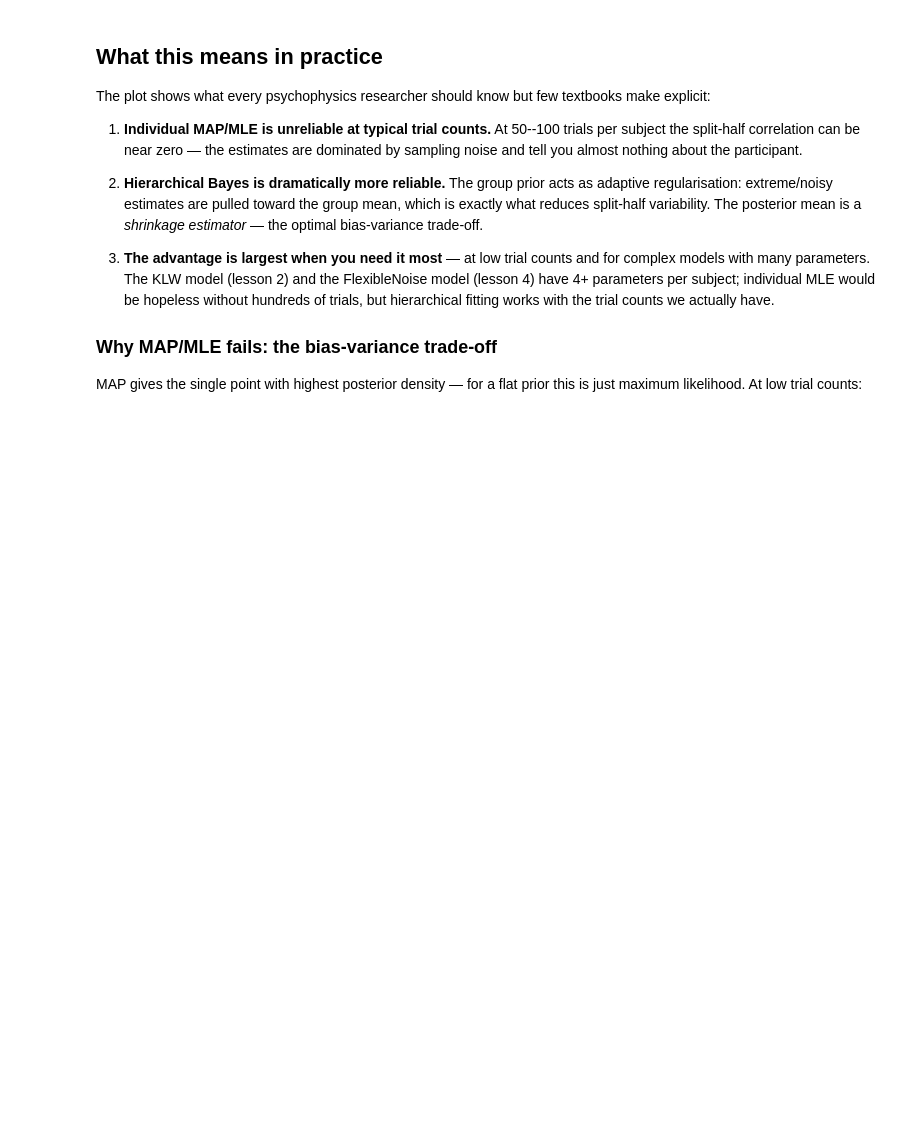
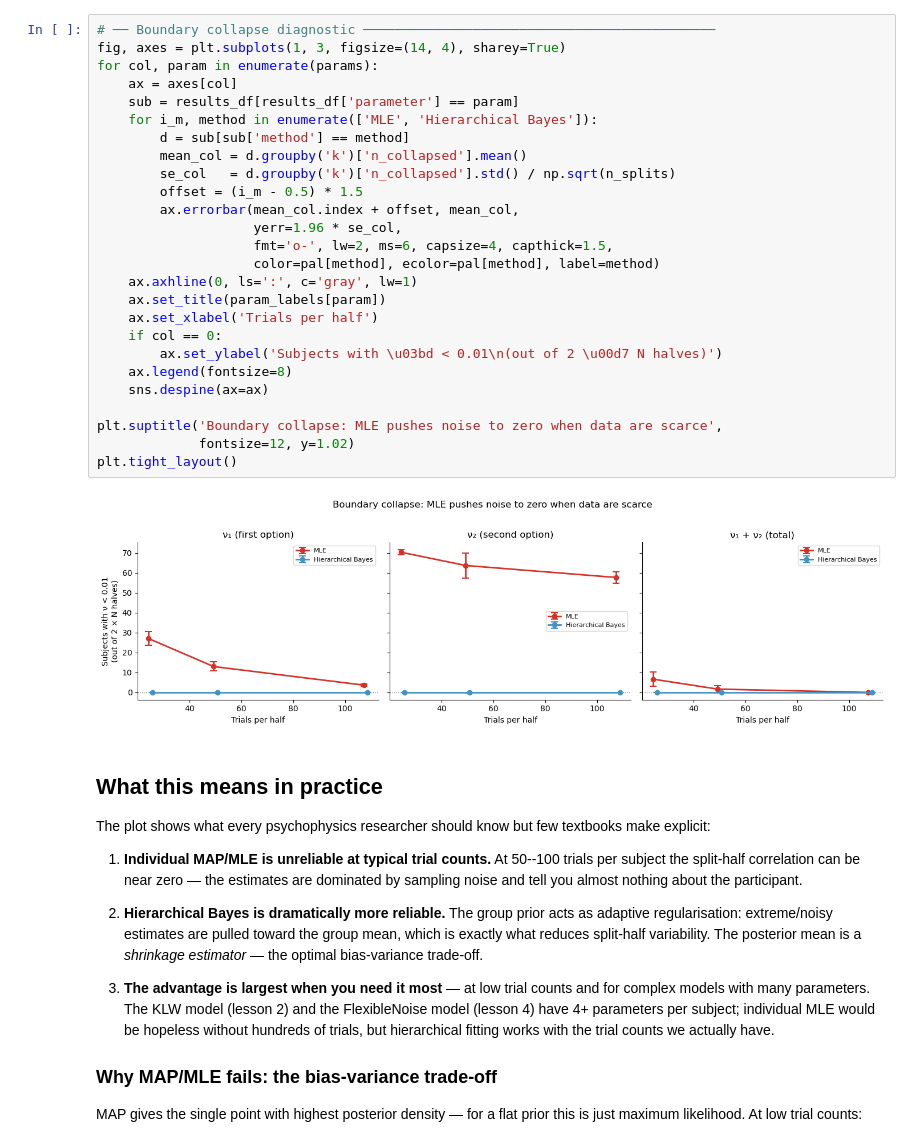
Before and after one commit to ruffgroup/bauer, a Jupyter notebook: docs/tutorial/lesson5.ipynb, the cells around one changed output. Saved outputs shown, nothing was run; the diff lists cells and outputs as text; blank space fills up the shorter version.

```diff
--- a/docs/tutorial/lesson5.ipynb
+++ b/docs/tutorial/lesson5.ipynb
@@ -169,3 +263,31 @@ plt.tight_layout()
+# %%
+# ── Boundary collapse diagnostic ─────────────────────────────────────────────
+fig, axes = plt.subplots(1, 3, figsize=(14, 4), sharey=True)
+for col, param in enumerate(params):
+    ax = axes[col]
+    sub = results_df[results_df['parameter'] == param]
+    for i_m, method in enumerate(['MLE', 'Hierarchical Bayes']):
+        d = sub[sub['method'] == method]
+        mean_col = d.groupby('k')['n_collapsed'].mean()
+        se_col   = d.groupby('k')['n_collapsed'].std() / np.sqrt(n_splits)
+        offset = (i_m - 0.5) * 1.5
+        ax.errorbar(mean_col.index + offset, mean_col,
+                    yerr=1.96 * se_col,
+                    fmt='o-', lw=2, ms=6, capsize=4, capthick=1.5,
+                    color=pal[method], ecolor=pal[method], label=method)
+    ax.axhline(0, ls=':', c='gray', lw=1)
+    ax.set_title(param_labels[param])
+    ax.set_xlabel('Trials per half')
+    if col == 0:
+        ax.set_ylabel('Subjects with \u03bd < 0.01\n(out of 2 \u00d7 N halves)')
+    ax.legend(fontsize=8)
+    sns.despine(ax=ax)
+
+plt.suptitle('Boundary collapse: MLE pushes noise to zero when data are scarce',
+             fontsize=12, y=1.02)
+plt.tight_layout()
+# %% [output]
+[figure, added]
 # %% [markdown]
 ## What this means in practice
 
```
Also changed, not shown: parts of 9 cells of this notebook, 1 other file.
